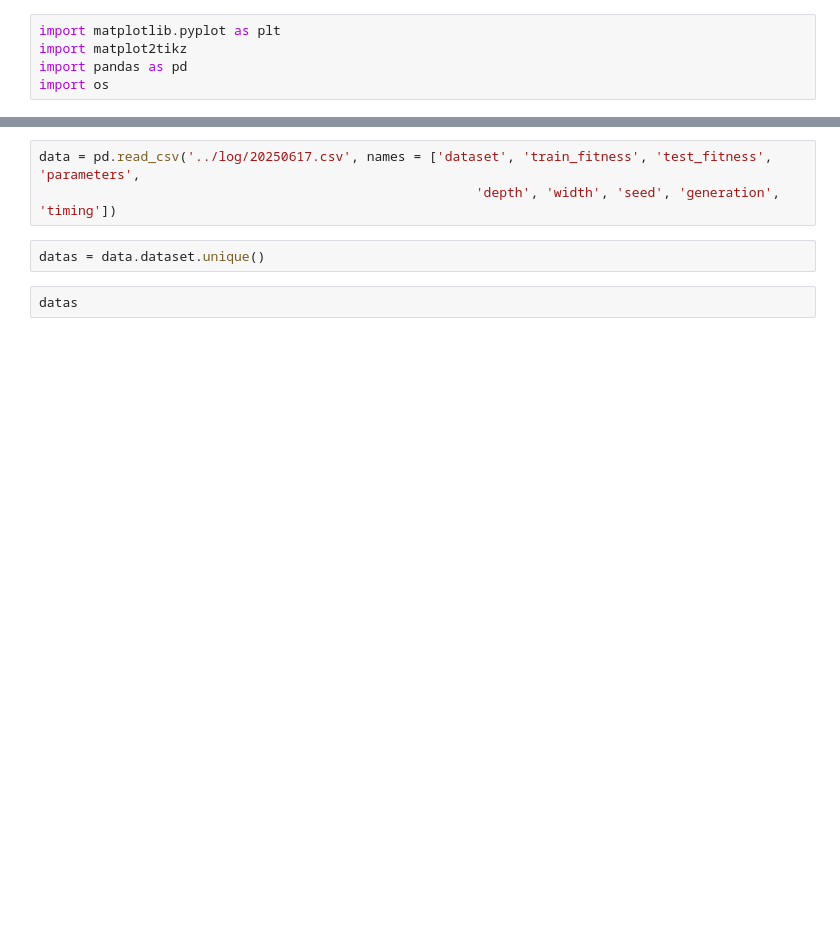
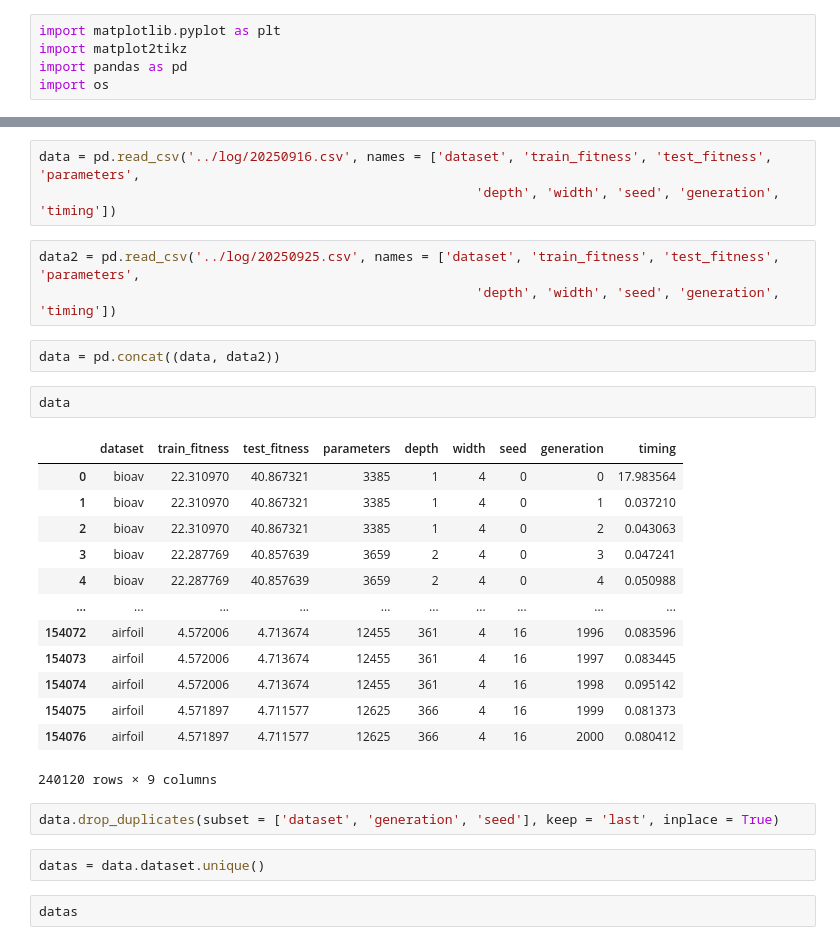
Before and after one commit to Fari98/NEVO-GSPT, a Jupyter notebook: visualizations/Paper plots.ipynb, the cells around one changed output, grey strips where cells are left out. Saved outputs shown, nothing was run; the diff lists cells and outputs as text; blank space fills up the shorter version.

```diff
--- a/visualizations/Paper plots.ipynb
+++ b/visualizations/Paper plots.ipynb
@@ -6,6 +38,29 @@ import os
+# %%
+data = pd.read_csv('../log/20250916.csv', names = ['dataset', 'train_fitness', 'test_fitness', 'parameters',
+                                                        'depth', 'width', 'seed', 'generation', 'timing'])
 # %%
-data = pd.read_csv('../log/20250617.csv', names = ['dataset', 'train_fitness', 'test_fitness', 'parameters',
+data2 = pd.read_csv('../log/20250925.csv', names = ['dataset', 'train_fitness', 'test_fitness', 'parameters',
                                                         'depth', 'width', 'seed', 'generation', 'timing'])
+# %%
+data = pd.concat((data, data2))
+# %%
+data
+# %% [output]
+|  | dataset | train_fitness | test_fitness | parameters | depth | width | seed | generation | timing |
+| 0 | bioav | 22.310970 | 40.867321 | 3385 | 1 | 4 | 0 | 0 | 17.983564 |
+| 1 | bioav | 22.310970 | 40.867321 | 3385 | 1 | 4 | 0 | 1 | 0.037210 |
+| 2 | bioav | 22.310970 | 40.867321 | 3385 | 1 | 4 | 0 | 2 | 0.043063 |
+| 3 | bioav | 22.287769 | 40.857639 | 3659 | 2 | 4 | 0 | 3 | 0.047241 |
+| 4 | bioav | 22.287769 | 40.857639 | 3659 | 2 | 4 | 0 | 4 | 0.050988 |
+| ... | ... | ... | ... | ... | ... | ... | ... | ... | ... |
+| 154072 | airfoil | 4.572006 | 4.713674 | 12455 | 361 | 4 | 16 | 1996 | 0.083596 |
+| 154073 | airfoil | 4.572006 | 4.713674 | 12455 | 361 | 4 | 16 | 1997 | 0.083445 |
+| 154074 | airfoil | 4.572006 | 4.713674 | 12455 | 361 | 4 | 16 | 1998 | 0.095142 |
+| 154075 | airfoil | 4.571897 | 4.711577 | 12625 | 366 | 4 | 16 | 1999 | 0.081373 |
+| 154076 | airfoil | 4.571897 | 4.711577 | 12625 | 366 | 4 | 16 | 2000 | 0.080412 |
+240120 rows × 9 columns
+# %%
+data.drop_duplicates(subset = ['dataset', 'generation', 'seed'], keep = 'last', inplace = True)
 # %%
 datas = data.dataset.unique()
 # %%
```
Also changed, not shown: parts of 9 cells of this notebook, 9 other files.
